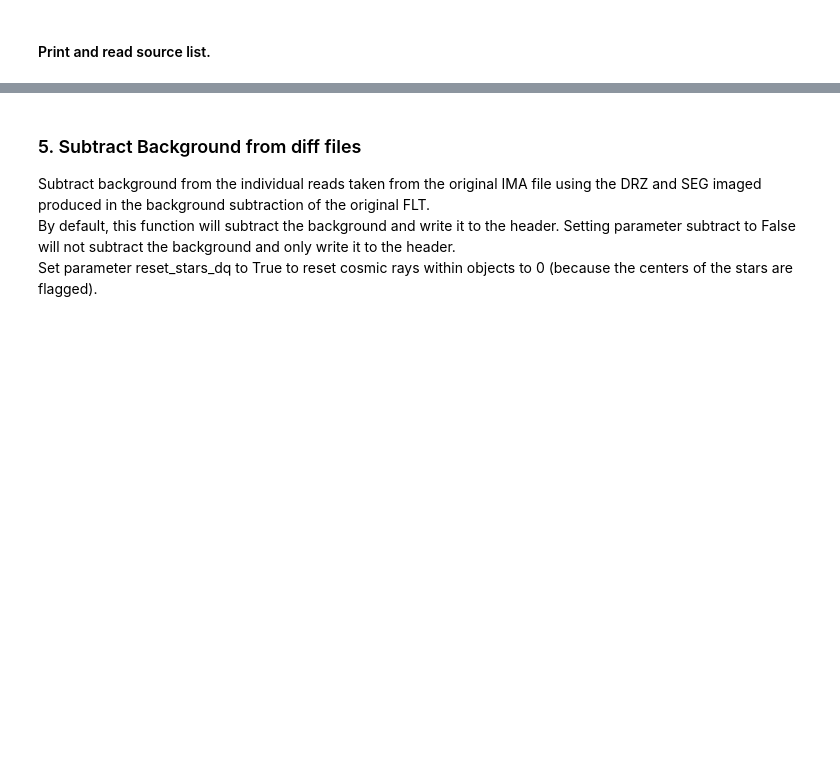
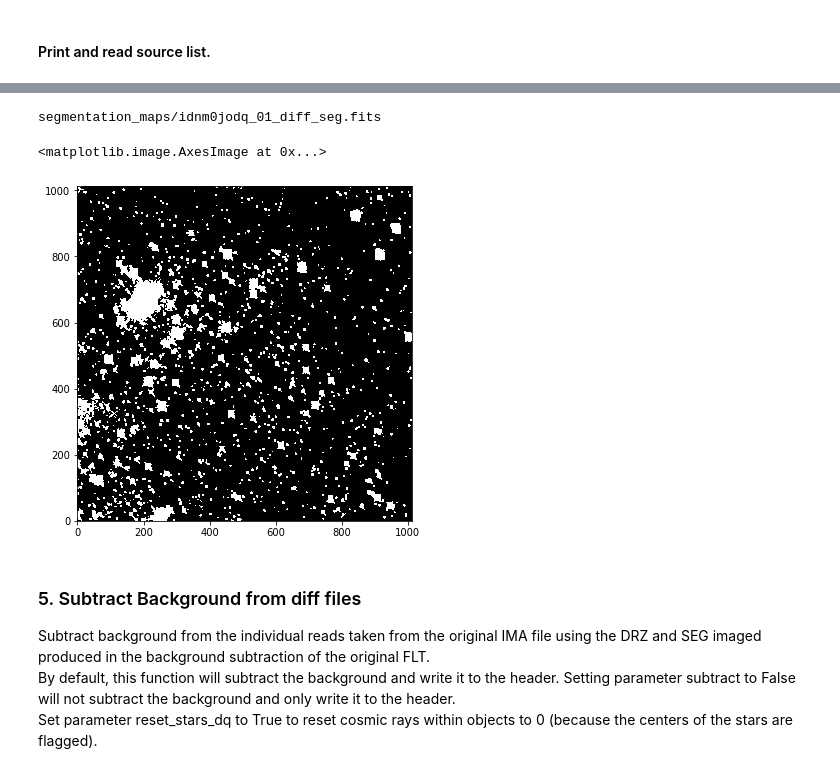
Before and after one commit to spacetelescope/wfc3_dash, a Jupyter notebook: wfc3_dash/notebooks/Step_1-Creating_Science_Data_from_IMAs.ipynb, the cells around one changed output, grey strips where cells are left out. Drawn from its saved outputs; the diff is of its cells as text; code cells hidden in the pictures; blank space fills up the shorter version.

```diff
--- a/wfc3_dash/notebooks/Step_1-Creating_Science_Data_from_IMAs.ipynb
+++ b/wfc3_dash/notebooks/Step_1-Creating_Science_Data_from_IMAs.ipynb
@@ -194,3 +319,13 @@ myDash.diff_seg_map(cat_images=sc_diff_files)
+# %%
+segmap_name = ('segmentation_maps/' + rootname + '_01_diff_seg.fits')
+segmap = fits.getdata(segmap_name)
+print(segmap_name)
+fig = plt.figure(figsize=(6, 8))
+plt.imshow(segmap, origin='lower', vmin=0, vmax=1, cmap='Greys_r')
+# %% [output]
+segmentation_maps/idnm0jodq_01_diff_seg.fits
+<matplotlib.image.AxesImage at 0x...>
+[figure, added]
 # %% [markdown]
 ### 5. Subtract Background from diff files
 Subtract background from the individual reads taken from the original IMA file using the DRZ and SEG imaged produced in the background subtraction of the original FLT.
```
Also changed, not shown: parts of 30 cells of this notebook.
